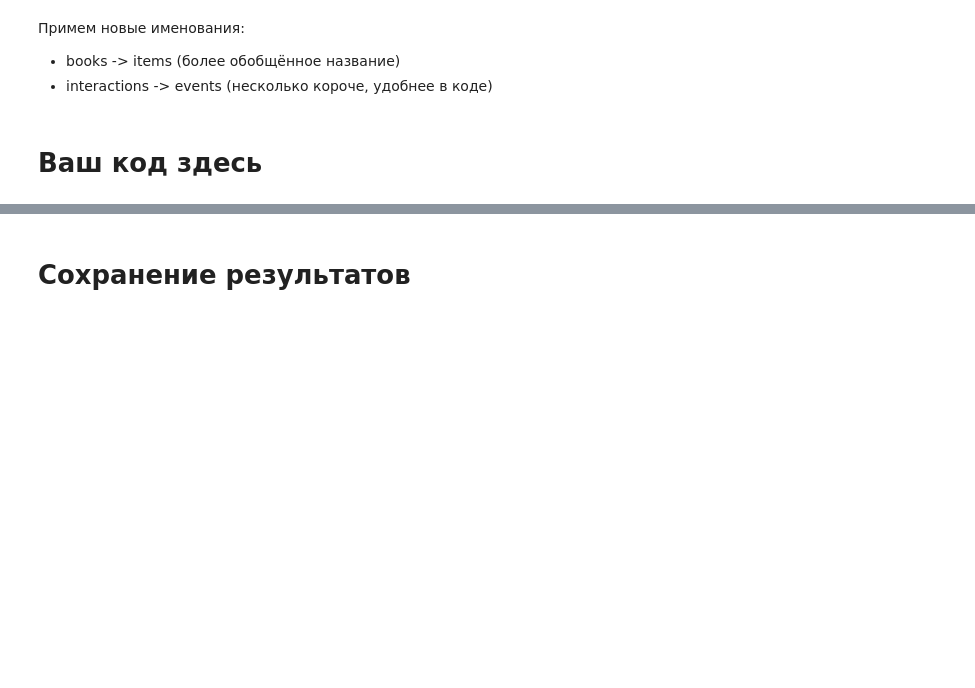
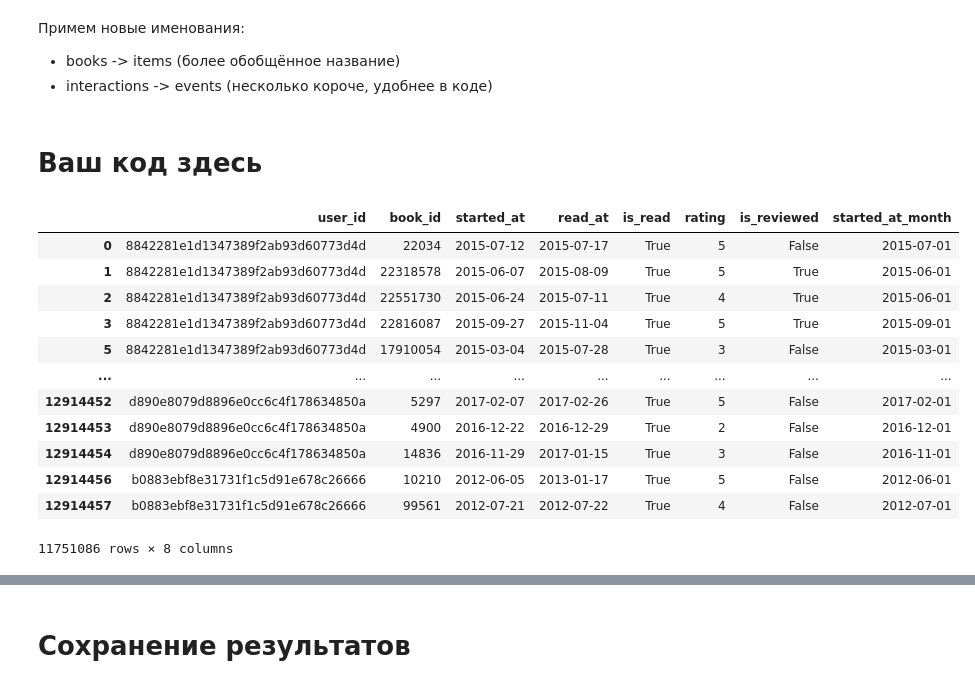
Before and after one commit to AnnettVsemPrivet/mle-recsys-start, a Jupyter notebook: preprocessing.ipynb, the cells around one changed output, grey strips where cells are left out. Drawn from its saved outputs; the diff is of its cells as text; code cells hidden in the pictures; blank space fills up the shorter version.

```diff
--- a/preprocessing.ipynb
+++ b/preprocessing.ipynb
@@ -214,3 +198,28 @@ event_cutoff_date = pd.to_datetime("2017-11-01").date()
 events = events.query("started_at < @event_cutoff_date and read_at < @event_cutoff_date").copy()
 # %% [markdown]
 # Ваш код здесь
+# %%
+# 0 means that there is no rating
+events = events.query('rating>0')
+# %%
+events = events.query('is_read==True')
+# %%
+good_users = events.groupby('user_id').book_id.nunique()>1
+# %%
+events = events[events['user_id'].isin(good_users[good_users==True].index.tolist())]
+# %%
+events
+# %% [output]
+|  | user_id | book_id | started_at | read_at | is_read | rating | is_reviewed | started_at_month |
+| 0 | 8842281e1d1347389f2ab93d60773d4d | 22034 | 2015-07-12 | 2015-07-17 | True | 5 | False | 2015-07-01 |
+| 1 | 8842281e1d1347389f2ab93d60773d4d | 22318578 | 2015-06-07 | 2015-08-09 | True | 5 | True | 2015-06-01 |
+| 2 | 8842281e1d1347389f2ab93d60773d4d | 22551730 | 2015-06-24 | 2015-07-11 | True | 4 | True | 2015-06-01 |
+| 3 | 8842281e1d1347389f2ab93d60773d4d | 22816087 | 2015-09-27 | 2015-11-04 | True | 5 | True | 2015-09-01 |
+| 5 | 8842281e1d1347389f2ab93d60773d4d | 17910054 | 2015-03-04 | 2015-07-28 | True | 3 | False | 2015-03-01 |
+| ... | ... | ... | ... | ... | ... | ... | ... | ... |
+| 12914452 | d890e8079d8896e0cc6c4f178634850a | 5297 | 2017-02-07 | 2017-02-26 | True | 5 | False | 2017-02-01 |
+| 12914453 | d890e8079d8896e0cc6c4f178634850a | 4900 | 2016-12-22 | 2016-12-29 | True | 2 | False | 2016-12-01 |
+| 12914454 | d890e8079d8896e0cc6c4f178634850a | 14836 | 2016-11-29 | 2017-01-15 | True | 3 | False | 2016-11-01 |
+| 12914456 | b0883ebf8e31731f1c5d91e678c26666 | 10210 | 2012-06-05 | 2013-01-17 | True | 5 | False | 2012-06-01 |
+| 12914457 | b0883ebf8e31731f1c5d91e678c26666 | 99561 | 2012-07-21 | 2012-07-22 | True | 4 | False | 2012-07-01 |
+11751086 rows × 8 columns
```
Also changed, not shown: parts of 15 cells of this notebook, 3 other files.
